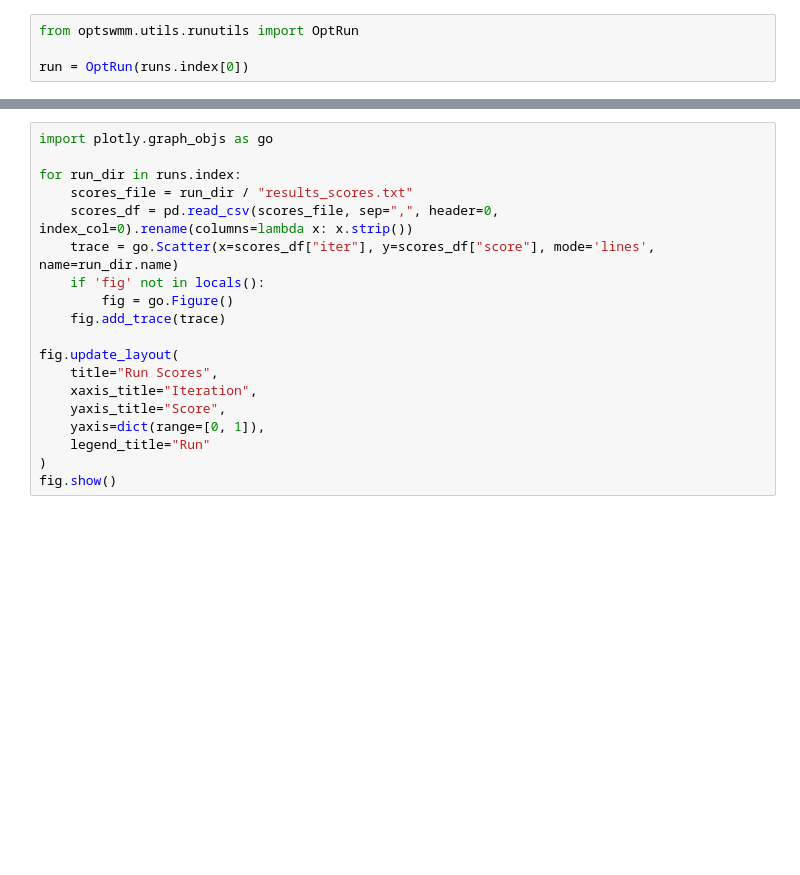
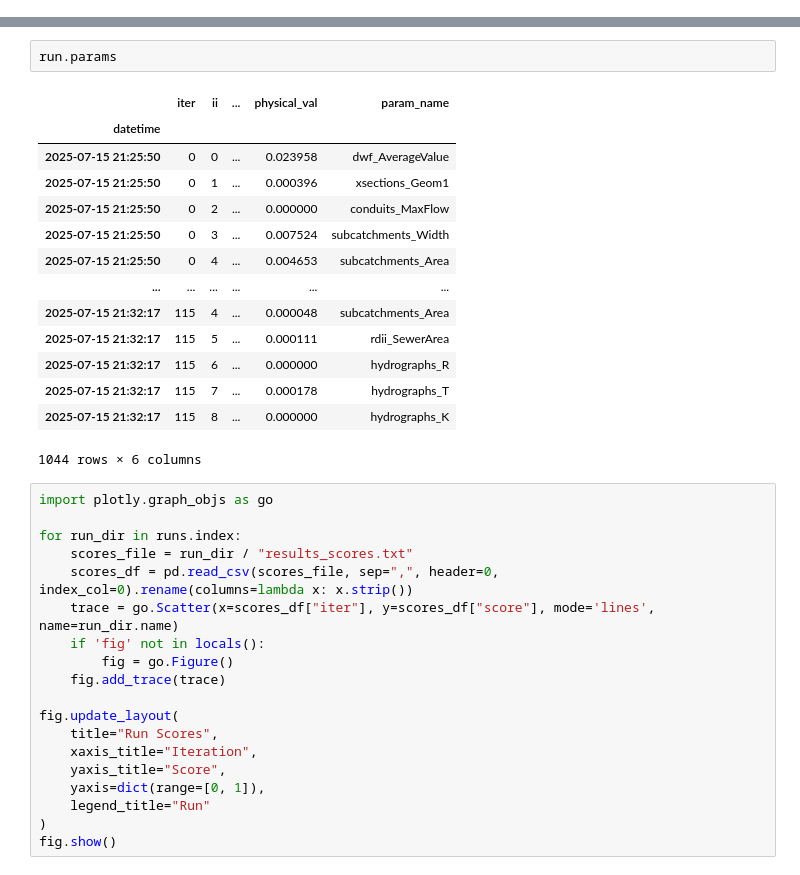
Before and after one commit to everettsp/optswmm, a Jupyter notebook: main.ipynb, the cells around one changed output, grey strips where cells are left out. Saved outputs shown, nothing was run; the diff lists cells and outputs as text; blank space fills up the shorter version.

```diff
--- a/main.ipynb
+++ b/main.ipynb
@@ -36,4 +42,0 @@ WindowsPath('C:/Users/everett/Documents/GitHub/camus_to/data/models/swmm/HY052/r
-# %%
-from optswmm.utils.runutils import OptRun
-
-run = OptRun(runs.index[0])
@@ -55,3 +51,20 @@ run = OptRun(runs.index[0])
+# %%
+run.params
+# %% [output]
+|  | iter | ii | ... | physical_val | param_name |
+| datetime |  |  |  |  |  |
+| 2025-07-15 21:25:50 | 0 | 0 | ... | 0.023958 | dwf_AverageValue |
+| 2025-07-15 21:25:50 | 0 | 1 | ... | 0.000396 | xsections_Geom1 |
+| 2025-07-15 21:25:50 | 0 | 2 | ... | 0.000000 | conduits_MaxFlow |
+| 2025-07-15 21:25:50 | 0 | 3 | ... | 0.007524 | subcatchments_Width |
+| 2025-07-15 21:25:50 | 0 | 4 | ... | 0.004653 | subcatchments_Area |
+| ... | ... | ... | ... | ... | ... |
+| 2025-07-15 21:32:17 | 115 | 4 | ... | 0.000048 | subcatchments_Area |
+| 2025-07-15 21:32:17 | 115 | 5 | ... | 0.000111 | rdii_SewerArea |
+| 2025-07-15 21:32:17 | 115 | 6 | ... | 0.000000 | hydrographs_R |
+| 2025-07-15 21:32:17 | 115 | 7 | ... | 0.000178 | hydrographs_T |
+| 2025-07-15 21:32:17 | 115 | 8 | ... | 0.000000 | hydrographs_K |
+1044 rows × 6 columns
 # %%
 import plotly.graph_objs as go
 
```
Also changed, not shown: parts of 5 cells of this notebook, 15 other files.
